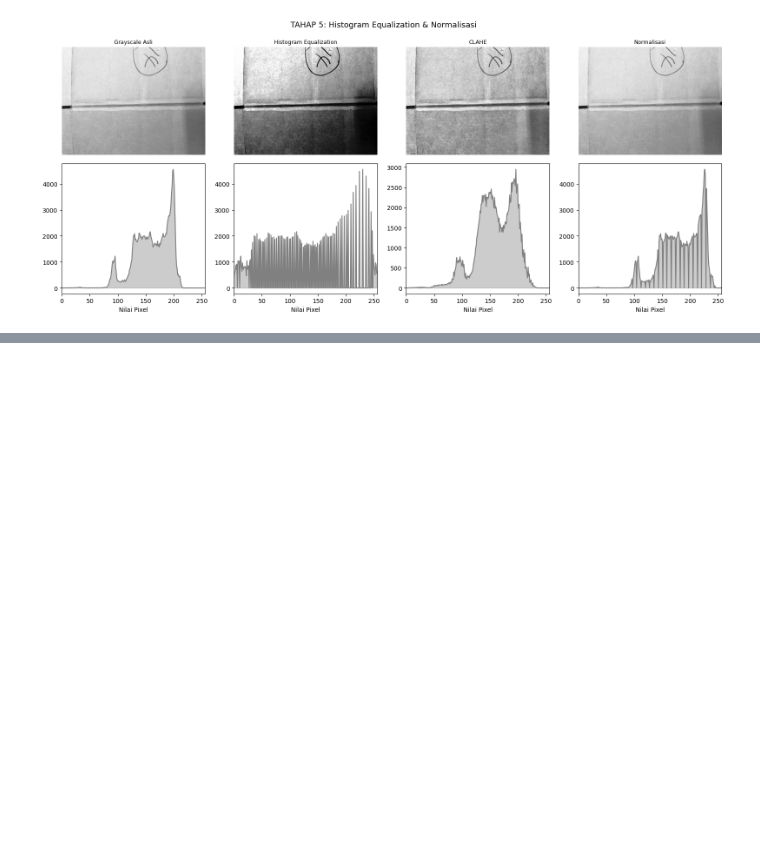
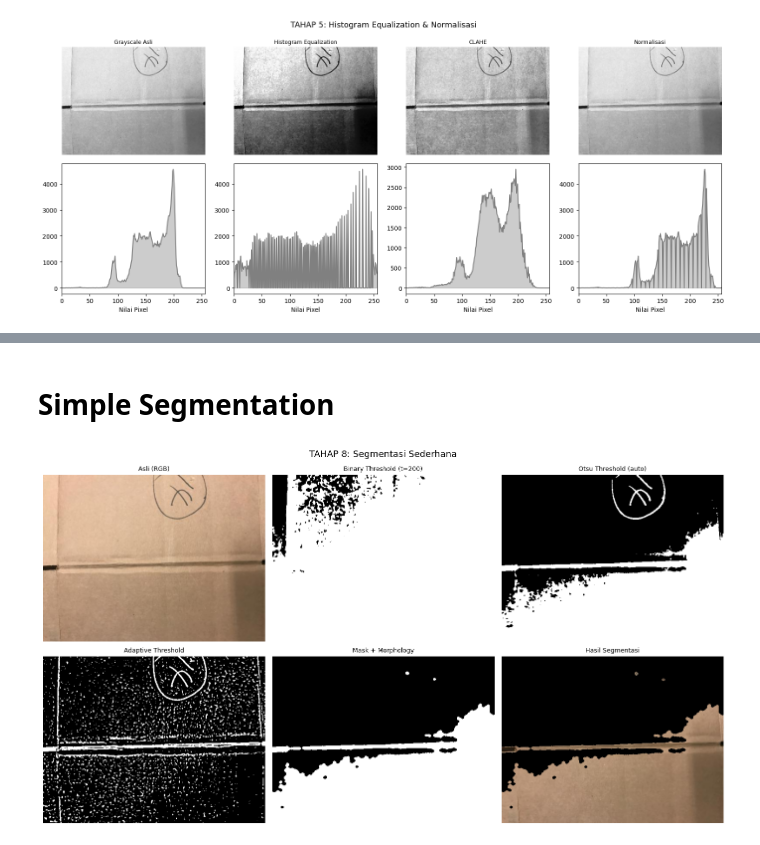
Before and after one commit to yowxy/Smart-Waste-Detection-and-Segmentation, a Jupyter notebook: index.ipynb, the cells around one changed output, grey strips where cells are left out. Cells and saved outputs as stored; diff of their text form; code cells hidden in the pictures; blank space fills up the shorter version.

```diff
--- a/index.ipynb
+++ b/index.ipynb
@@ -228,0 +289,31 @@ plt.show()
+# %% [markdown]
+#  Simple Segmentation
+# %%
+img_smooth = cv2.GaussianBlur(img_gray, (5, 5), 0)
+_, img_thresh_binary = cv2.threshold(img_smooth, 200, 255, cv2.THRESH_BINARY_INV)
+_, img_thresh_otsu = cv2.threshold(img_smooth, 0, 255, cv2.THRESH_BINARY_INV + cv2.THRESH_OTSU)
+
+img_thresh_adapt = cv2.adaptiveThreshold(img_smooth, 255,
+    cv2.ADAPTIVE_THRESH_GAUSSIAN_C, cv2.THRESH_BINARY_INV, 11, 2)
+
+kernel_m = cv2.getStructuringElement(cv2.MORPH_ELLIPSE, (7, 7))
+img_mask = cv2.morphologyEx(img_thresh_otsu, cv2.MORPH_CLOSE, kernel_m)
+img_mask = cv2.morphologyEx(img_mask,        cv2.MORPH_OPEN,  kernel_m)
+
+img_segmented = cv2.bitwise_and(img_rgb, img_rgb, mask=img_mask)
+
+fig, axes = plt.subplots(2, 3, figsize=(14, 8))
+show_imgs   = [img_rgb, img_thresh_binary, img_thresh_otsu,
+               img_thresh_adapt, img_mask, img_segmented]
+show_titles = ['Asli (RGB)', 'Binary Threshold (t=200)', 'Otsu Threshold (auto)',
+               'Adaptive Threshold', 'Mask + Morphology', 'Hasil Segmentasi']
+show_cmaps  = [None, 'gray', 'gray', 'gray', 'gray', None]
+
+for ax, im, title, cmap in zip(axes.flatten(), show_imgs, show_titles, show_cmaps):
+    ax.imshow(im, cmap=cmap); ax.set_title(title, fontsize=9); ax.axis('off')
+
+plt.suptitle('TAHAP 8: Segmentasi Sederhana', fontsize=13)
+plt.tight_layout()
+plt.show()
+# %% [output]
+[figure, added]
```
Also changed, not shown: parts of 6 cells of this notebook.
